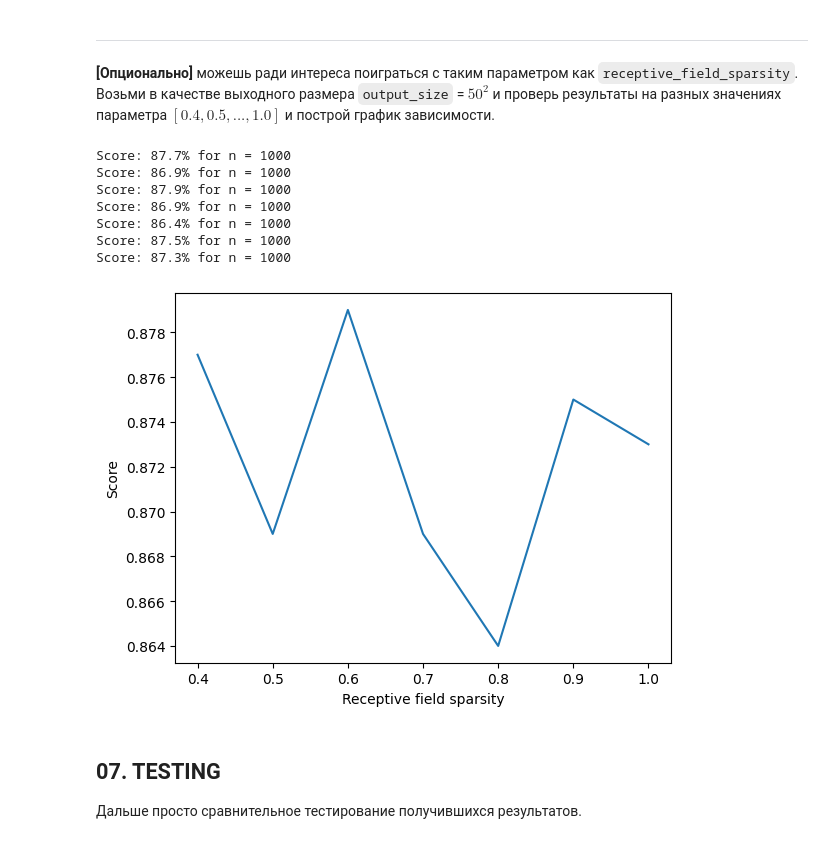
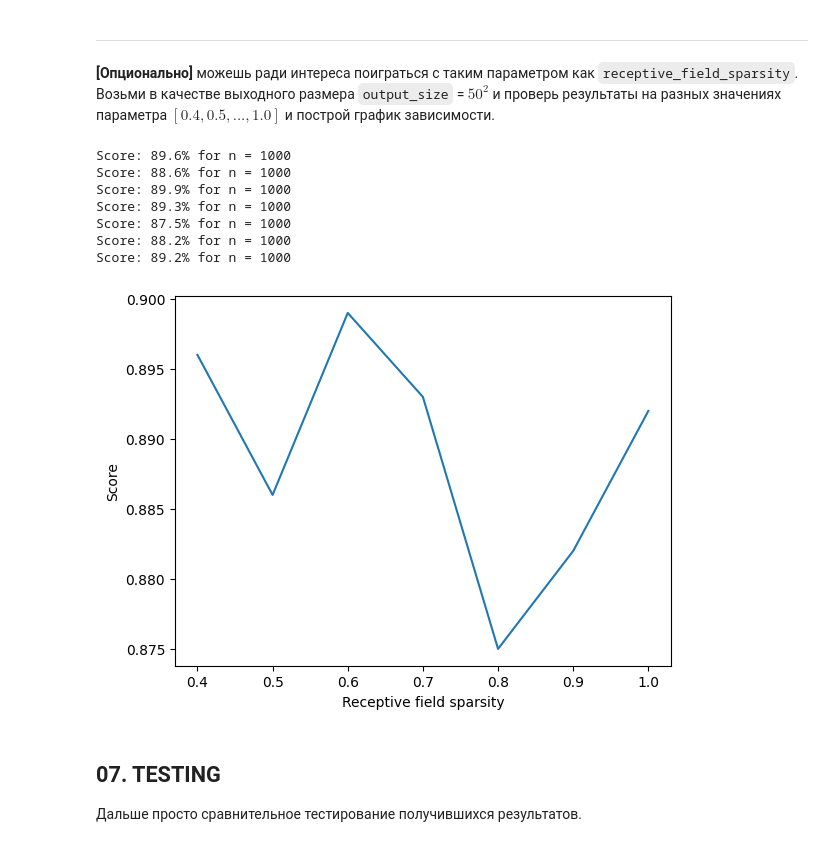
Before and after one commit to Rodyarad/cds_internship_tasks_sp, a Jupyter notebook: sp.ipynb, the cells around one changed output. Cells and saved outputs as stored; diff of their text form; code cells hidden in the pictures.

```diff
--- a/sp.ipynb
+++ b/sp.ipynb
@@ -418,17 +418,18 @@ class BoostedSpatialPooler:
         self.max_boost_factor = max_boost_factor
         self.boost_sliding_window = boost_sliding_window
 
-        self.receptive_field = int(np.round(self.input_size * self.receptive_field_sparsity))
-        self.synapses = []
-        self.synapses.append(np.random.uniform(self.permanence_threshold-0.1,self.permanence_threshold+0.1, (self.output_size,self.receptive_field)))
+        self.receptive_field = round(self.input_size * self.receptive_field_sparsity)
+        self.synapses = np.zeros((self.output_size,self.input_size))
         ind_of_input = np.tile(np.arange(0, self.input_size), (self.output_size, 1))
         np.apply_along_axis(np.random.shuffle, 1, ind_of_input)
-        self.synapses.append(ind_of_input[:,:self.receptive_field])
+        for index in range(self.output_size):
+          self.synapses[index,ind_of_input[index,:self.receptive_field]] = np.random.uniform(self.permanence_threshold-0.1,self.permanence_threshold+0.1, (self.receptive_field,))
         self.max_boost_factor = max_boost_factor
         self.boosting_factors = np.ones(self.output_size)
         self.activ_time_avg = np.zeros(self.output_size)
         self.boost_strength = 1
         self.activ = np.zeros(self.output_size)
+        self.num_activ_col = round(self.output_size * self.output_sparsity)
         self.count_active = []
 
     def compute(self, dense_sdr, learn):
@@ -441,10 +442,10 @@ class BoostedSpatialPooler:
             a list of activated columns indices
         '''
 
-        overlap = np.sum(self.synapses[0]*dense_sdr[self.synapses[1]] >= self.permanence_threshold, axis = 1) * self.boosting_factors
-
-        activated_cols = np.argsort(overlap)[::-1][:round(self.output_size * self.output_sparsity)]
+        overlap = np.sum((self.synapses[:, dense_sdr.astype(bool)] >= self.permanence_threshold), axis=1) * self.boosting_factors
+        activated_cols = np.argpartition(overlap, -self.num_activ_col)[-self.num_activ_col:]
         self.n_active_bits = len(activated_cols)
+        self.count_active = np.concatenate([self.count_active, activated_cols])
 
         self.activ = np.zeros(self.output_size)
         self.activ[activated_cols] = 1
@@ -453,13 +454,12 @@ class BoostedSpatialPooler:
 
 
         if learn:
-          p_inc = np.where(self.synapses[0][activated_cols]*dense_sdr[self.synapses[1][activated_cols]] >= self.permanence_threshold)
-          p_dec = np.where(self.synapses[0][activated_cols]*dense_sdr[self.synapses[1][activated_cols]] < self.permanence_threshold)
-          self.synapses[0][activated_cols][p_inc]+=self.synapse_permanence_deltas[0]
-          self.synapses[0][activated_cols][p_dec]-=self.synapse_permanence_deltas[1]
-          self.synapses[0][activated_cols]=np.clip(self.synapses[0][activated_cols],0,1)
+          activated_mask = self.synapses[activated_cols] >= self.permanence_threshold
+          self.synapses[activated_cols][activated_mask] += self.synapse_permanence_deltas[0]
+          self.synapses[activated_cols][~activated_mask] -= self.synapse_permanence_deltas[1]
+          np.clip(self.synapses[activated_cols], 0, 1, out=self.synapses[activated_cols])
 
-          self.activ_time_avg = self.activ*(1/self.boost_sliding_window) + (1 - 1/self.boost_sliding_window) * self.activ_time_avg
+          self.activ_time_avg = (self.activ + (self.boost_sliding_window-1)*self.activ_time_avg)/self.boost_sliding_window
           activ_avg = (np.sum(self.activ_time_avg) - self.activ_time_avg) / (self.activ_time_avg.shape[0] - 1)
           self.boosting_factors = np.clip(np.exp(self.boost_strength * (activ_avg - self.activ_time_avg)), 1/self.max_boost_factor, self.max_boost_factor)
 
@@ -569,38 +569,40 @@ Score: 90.0% for n = 1000
 ___
 __[Опционально]__ можешь ради интереса поиграться с таким параметром как `receptive_field_sparsity`. Возьми в качестве выходного размера `output_size` = $50^2$ и проверь результаты на разных значениях параметра $[0.4, 0.5, ..., 1.0]$ и построй график зависимости.
 # %%
-np.random.seed(seed)
 n = 1000
 x_tr, y_tr = train_images[:n], train_labels[:n]
 x_tst, y_tst = test_images[:n], test_labels[:n]
 
 score = []
 field_sparsities = np.arange(0.4,1.1,0.1)
 
 for field_sparsity in field_sparsities:
-  sp = LearnableSpatialPooler(
+  np.random.seed(seed)
+  sp = BoostedSpatialPooler(
       input_size=train_images[0].size,
       output_size=50**2,
       permanence_threshold=.5,
       output_sparsity=.04,
       synapse_permanence_deltas=(.1, .03),
-      receptive_field_sparsity=field_sparsity
+      receptive_field_sparsity=field_sparsity,
+      max_boost_factor=2,
+      boost_sliding_window=1000
   )
   score.append(test_classification_with_sp(x_tr, y_tr, x_tst, y_tst, sp))
 
 plt.plot(field_sparsities, score)
 plt.xlabel("Receptive field sparsity")
 plt.ylabel("Score")
 plt.show()
 # %% [output]
-Score: 87.7% for n = 1000
-Score: 86.9% for n = 1000
-Score: 87.9% for n = 1000
-Score: 86.9% for n = 1000
-Score: 86.4% for n = 1000
+Score: 89.6% for n = 1000
+Score: 88.6% for n = 1000
+Score: 89.9% for n = 1000
+Score: 89.3% for n = 1000
 Score: 87.5% for n = 1000
-Score: 87.3% for n = 1000
+Score: 88.2% for n = 1000
+Score: 89.2% for n = 1000
-[figure, old version]
+[figure, new version]
 # %% [markdown]
 ## 07. TESTING
 
```
Also changed, not shown: parts of 14 cells of this notebook.
